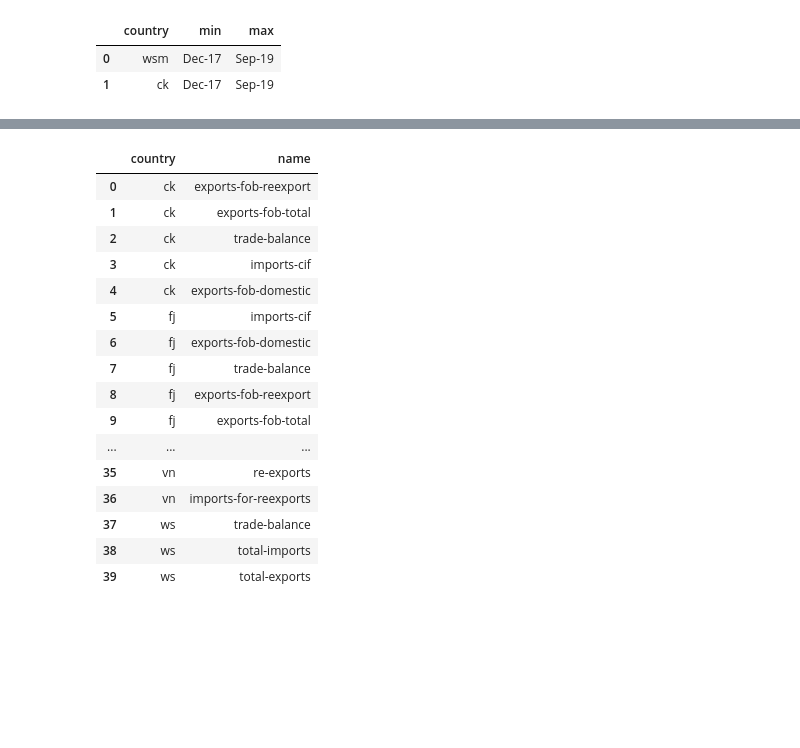
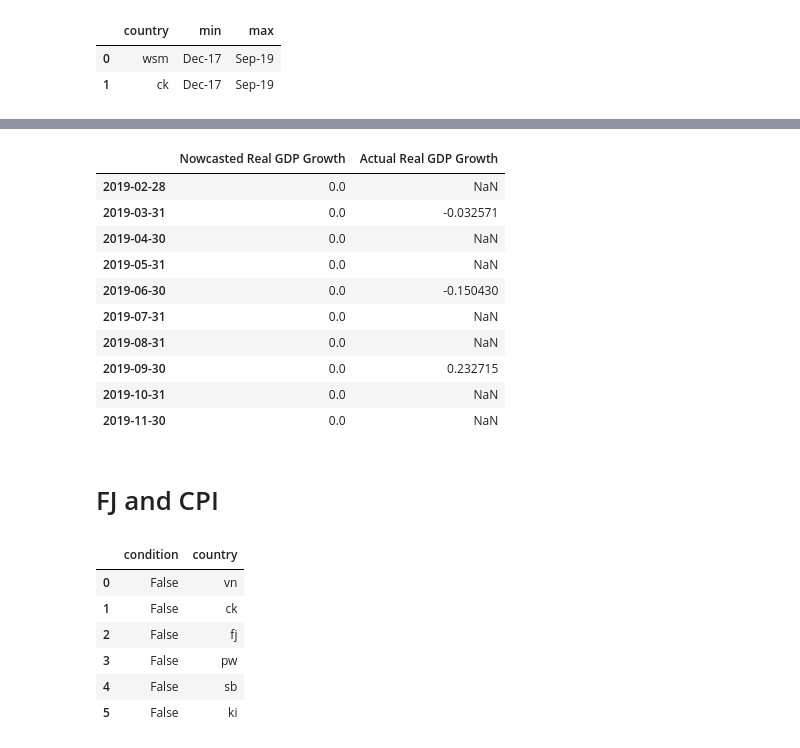
Before and after one commit to GeoffPidcock/ais-pacifimpact, a Jupyter notebook: notebooks/03--geoffpidcock--modeling-cpi-trade-gdp.ipynb, the cells around one changed output, grey strips where cells are left out. Saved outputs shown, nothing was run; the diff lists cells and outputs as text; code cells hidden in the pictures; blank space fills up the shorter version.

Commit message:
nowcasting and ols models - no success

```diff
--- a/notebooks/03--geoffpidcock--modeling-cpi-trade-gdp.ipynb
+++ b/notebooks/03--geoffpidcock--modeling-cpi-trade-gdp.ipynb
@@ -420,20 +772,31 @@ Feature gaps
+# %%
+resultdf = pd.DataFrame({'Nowcasted Real GDP Growth':res.predict()['gdp_growth'],'Actual Real GDP Growth':data_model_prep4['gdp_growth']})
+resultdf
+# %% [output]
+|  | Nowcasted Real GDP Growth | Actual Real GDP Growth |
+| 2019-02-28 | 0.0 | NaN |
+| 2019-03-31 | 0.0 | -0.032571 |
+| 2019-04-30 | 0.0 | NaN |
+| 2019-05-31 | 0.0 | NaN |
+| 2019-06-30 | 0.0 | -0.150430 |
+| 2019-07-31 | 0.0 | NaN |
+| 2019-08-31 | 0.0 | NaN |
+| 2019-09-30 | 0.0 | 0.232715 |
+| 2019-10-31 | 0.0 | NaN |
+| 2019-11-30 | 0.0 | NaN |
+# %% [markdown]
+# FJ and CPI
 # %%
-pd.read_sql("select distinct country, name from public.country_metrics where category = 'trade' order by 1",con=engine)
+pd.read_sql(
+"""
+select distinct trade_imports<0 as condition, country from stg_trade_agg
+"""
+,con=engine)
 # %% [output]
-|  | country | name |
-| 0 | ck | exports-fob-reexport |
-| 1 | ck | exports-fob-total |
-| 2 | ck | trade-balance |
-| 3 | ck | imports-cif |
-| 4 | ck | exports-fob-domestic |
-| 5 | fj | imports-cif |
-| 6 | fj | exports-fob-domestic |
-| 7 | fj | trade-balance |
-| 8 | fj | exports-fob-reexport |
-| 9 | fj | exports-fob-total |
-| ... | ... | ... |
-| 35 | vn | re-exports |
-| 36 | vn | imports-for-reexports |
-| 37 | ws | trade-balance |
-| 38 | ws | total-imports |
-| 39 | ws | total-exports |
+|  | condition | country |
+| 0 | False | vn |
+| 1 | False | ck |
+| 2 | False | fj |
+| 3 | False | pw |
+| 4 | False | sb |
+| 5 | False | ki |
```
Also changed, not shown: parts of 40 cells of this notebook, 1 other file.
